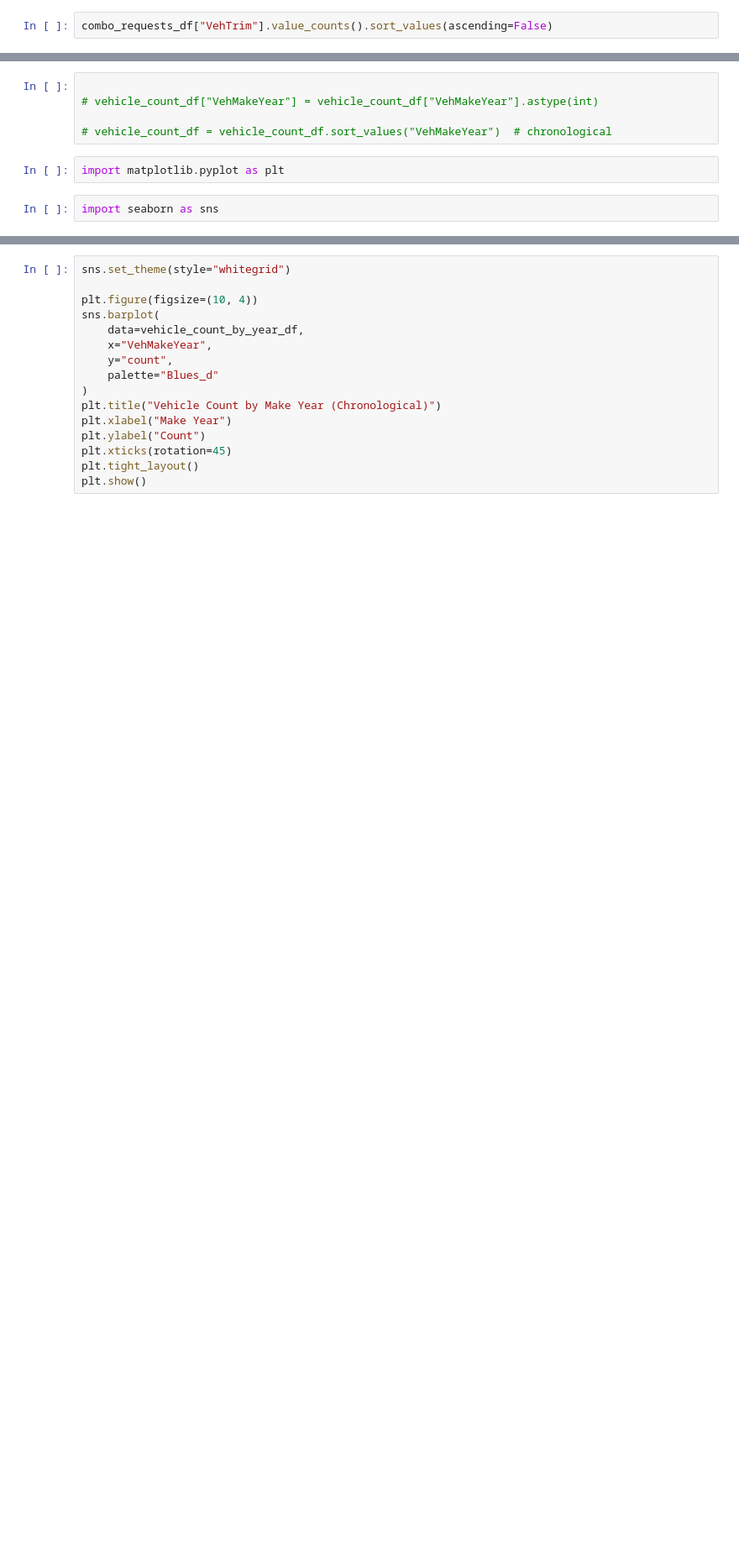
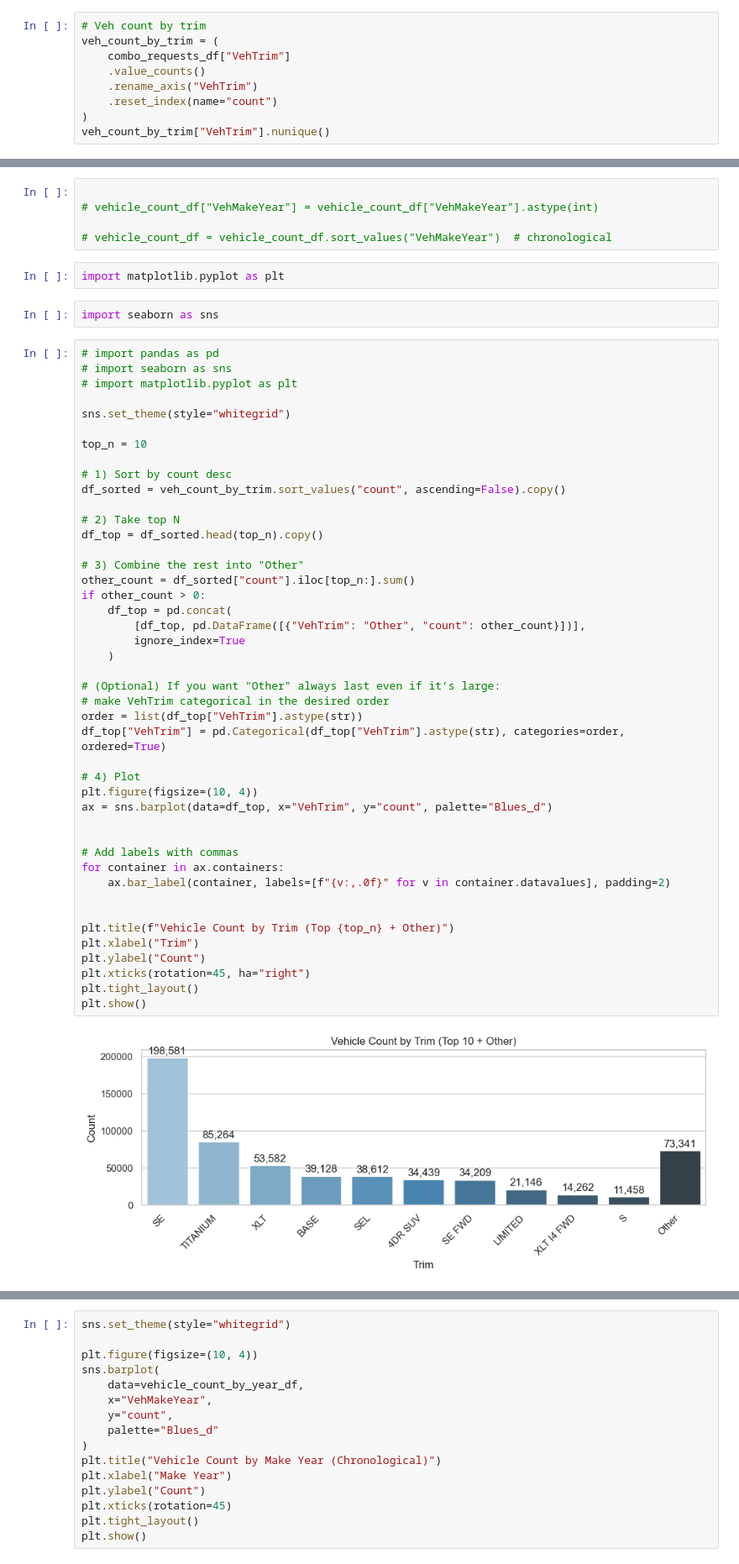
Before and after one commit to MeliPax/SPG, a Jupyter notebook: research/maximus_part_recomendation.ipynb, the cells around one changed output, grey strips where cells are left out. Shown at 84% size. Drawn from its saved outputs; the diff is of its cells as text; blank space fills up the shorter version.

```diff
--- a/research/maximus_part_recomendation.ipynb
+++ b/research/maximus_part_recomendation.ipynb
@@ -2547,3 +2593,10 @@ Index(['fldId', 'fldWorkItemRef', 'fldSequence', 'fldDescription',
 # %%
-combo_requests_df["VehTrim"].value_counts().sort_values(ascending=False)
+# Veh count by trim
+veh_count_by_trim = (
+    combo_requests_df["VehTrim"]
+    .value_counts()
+    .rename_axis("VehTrim")
+    .reset_index(name="count")
+)
+veh_count_by_trim["VehTrim"].nunique()
 # %% [output]
@@ -2580,3 +2640,49 @@ vehicle_count_by_year_df.columns = ["VehMakeYear", "count"]
 import matplotlib.pyplot as plt
 # %%
 import seaborn as sns
+# %%
+# import pandas as pd
+# import seaborn as sns
+# import matplotlib.pyplot as plt
+
+sns.set_theme(style="whitegrid")
+
+top_n = 10
+
+# 1) Sort by count desc
+df_sorted = veh_count_by_trim.sort_values("count", ascending=False).copy()
+
+# 2) Take top N
+df_top = df_sorted.head(top_n).copy()
+
+# 3) Combine the rest into "Other"
+other_count = df_sorted["count"].iloc[top_n:].sum()
+if other_count > 0:
+    df_top = pd.concat(
+        [df_top, pd.DataFrame([{"VehTrim": "Other", "count": other_count}])],
+        ignore_index=True
+    )
+
+# (Optional) If you want "Other" always last even if it’s large:
+# make VehTrim categorical in the desired order
+order = list(df_top["VehTrim"].astype(str))
+df_top["VehTrim"] = pd.Categorical(df_top["VehTrim"].astype(str), categories=order, ordered=True)
+
+# 4) Plot
+plt.figure(figsize=(10, 4))
+ax = sns.barplot(data=df_top, x="VehTrim", y="count", palette="Blues_d")
+
+
+# Add labels with commas
+for container in ax.containers:
+    ax.bar_label(container, labels=[f"{v:,.0f}" for v in container.datavalues], padding=2)
+
+
+plt.title(f"Vehicle Count by Trim (Top {top_n} + Other)")
+plt.xlabel("Trim")
+plt.ylabel("Count")
+plt.xticks(rotation=45, ha="right")
+plt.tight_layout()
+plt.show()
+# %% [output]
+[figure, added]
```
Also changed, not shown: parts of 19 cells of this notebook, 1 other file.
